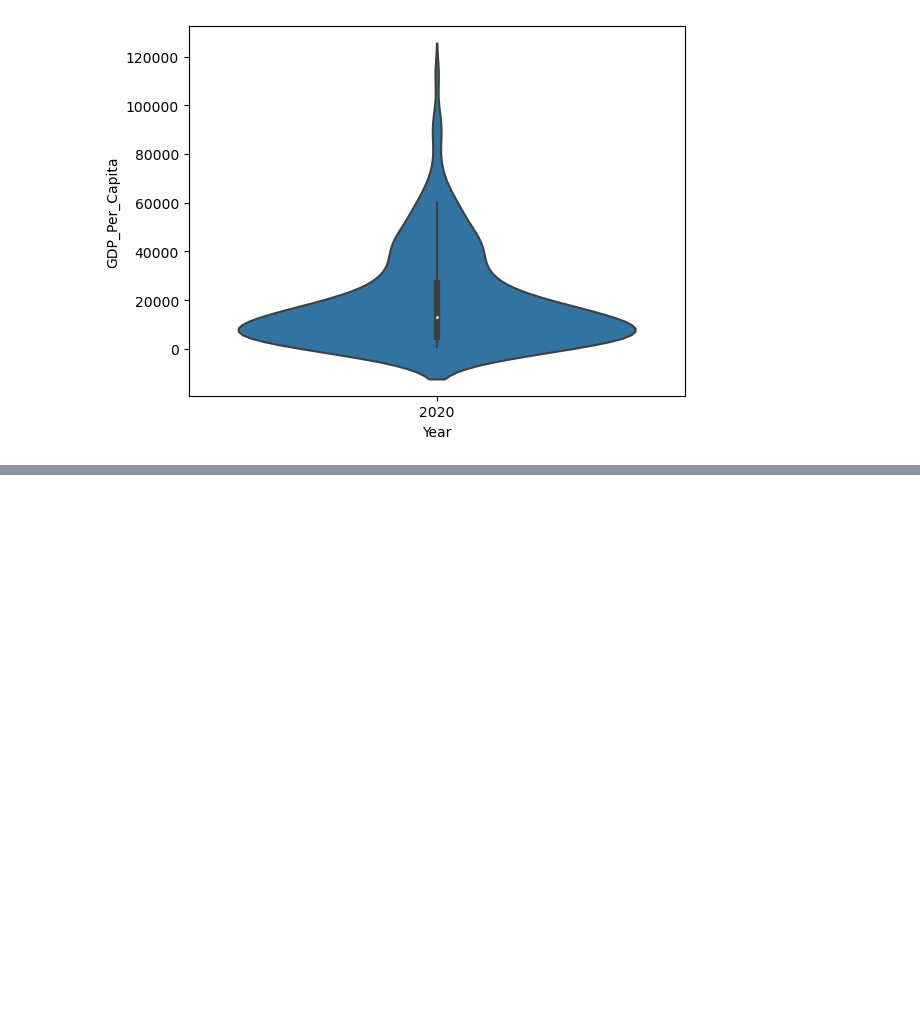
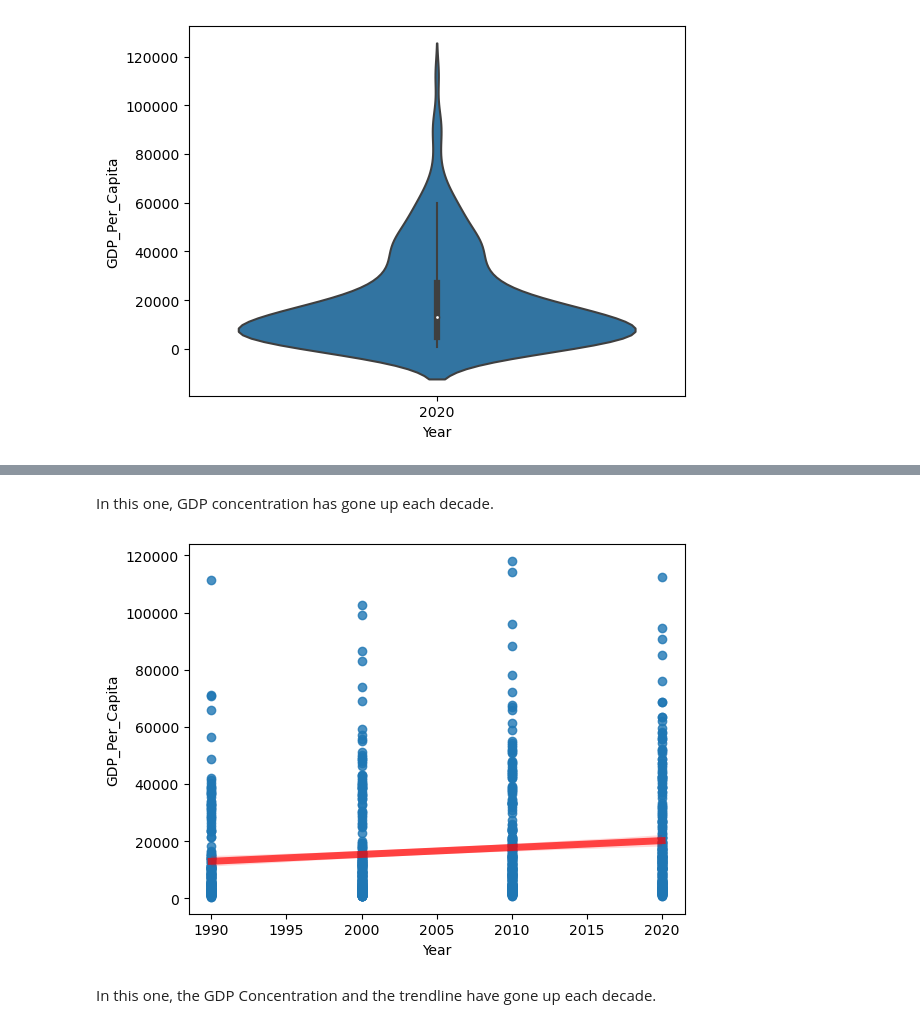
Before and after one commit to NSS-Data-Analytics-Cohort-8/gdp-and-internet-usage-wesiswes629, a Jupyter notebook: notebooks/un_gdp.ipynb, the cells around one changed output, grey strips where cells are left out. Saved outputs shown, nothing was run; the diff lists cells and outputs as text; code cells hidden in the pictures; blank space fills up the shorter version.

```diff
--- a/notebooks/un_gdp.ipynb
+++ b/notebooks/un_gdp.ipynb
@@ -139,0 +149,9 @@ sns.barplot(x="Year",y="GDP_Per_Capita", data=gdp_decades)
+# %% [markdown]
+In this one, GDP concentration has gone up each decade.
+# %%
+sns.regplot(x="Year", y="GDP_Per_Capita", data=gdp_decades, line_kws={"color":"r","alpha":0.7,"lw":5})
+plt.show()
+# %% [output]
+[figure, added]
+# %% [markdown]
+In this one, the GDP Concentration and the trendline have gone up each decade.
```
Also changed, not shown: parts of 17 cells of this notebook.
